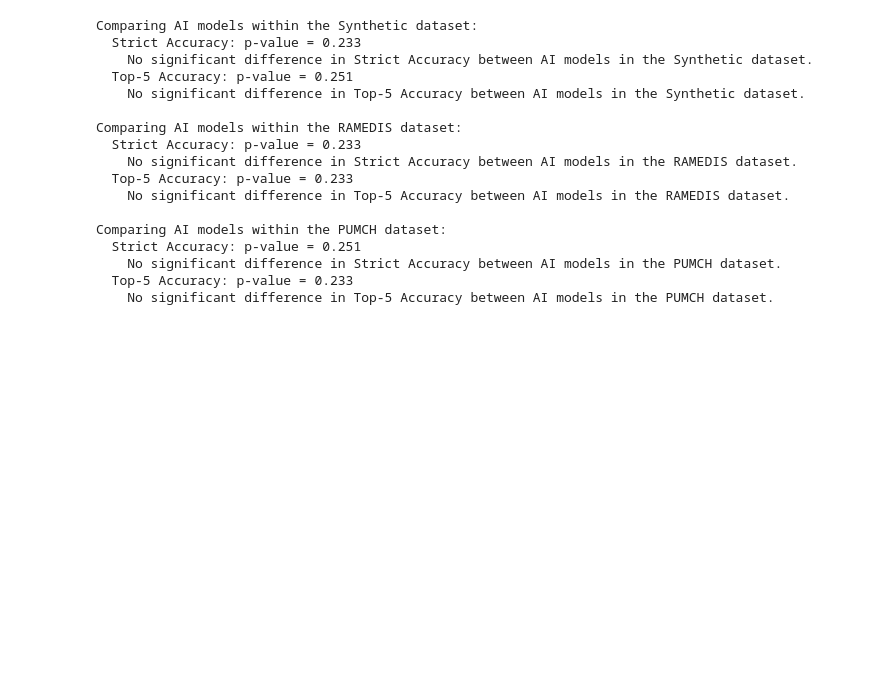
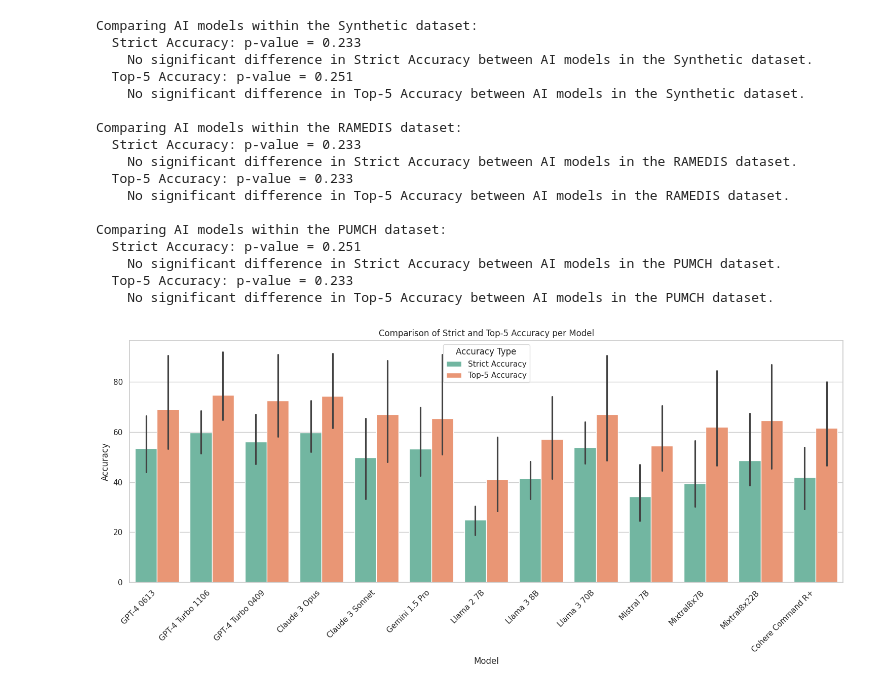
Before and after one commit to foundation29org/dxgpt_testing, a Jupyter notebook: dashboard.ipynb, the cells around one changed output. Cells and saved outputs as stored; diff of their text form; code cells hidden in the pictures; blank space fills up the shorter version.

Commit message:
improved README, added new plots

```diff
--- a/dashboard.ipynb
+++ b/dashboard.ipynb
@@ -494,3 +494,20 @@ Comparing AI models within the PUMCH dataset:
     No significant difference in Strict Accuracy between AI models in the PUMCH dataset.
   Top-5 Accuracy: p-value = 0.233
     No significant difference in Top-5 Accuracy between AI models in the PUMCH dataset.
+# %%
+import seaborn as sns
+import matplotlib.pyplot as plt
+
+# Set the style
+sns.set(style="whitegrid")
+
+# Bar Plot - Strict and Top-5 Accuracy per Model
+fig, ax = plt.subplots(figsize=(15, 7))
+data_melt = data.melt(id_vars=["Model"], value_vars=["Strict Accuracy", "Top-5 Accuracy"], var_name="Accuracy Type", value_name="Accuracy")
+sns.barplot(x="Model", y="Accuracy", hue="Accuracy Type", data=data_melt, ax=ax, palette="Set2")
+plt.xticks(rotation=45, ha="right")
+plt.title("Comparison of Strict and Top-5 Accuracy per Model")
+plt.tight_layout()
+plt.show()
+# %% [output]
+[figure, added]
```
Also changed, not shown: parts of 4 cells of this notebook, 8 other files.
